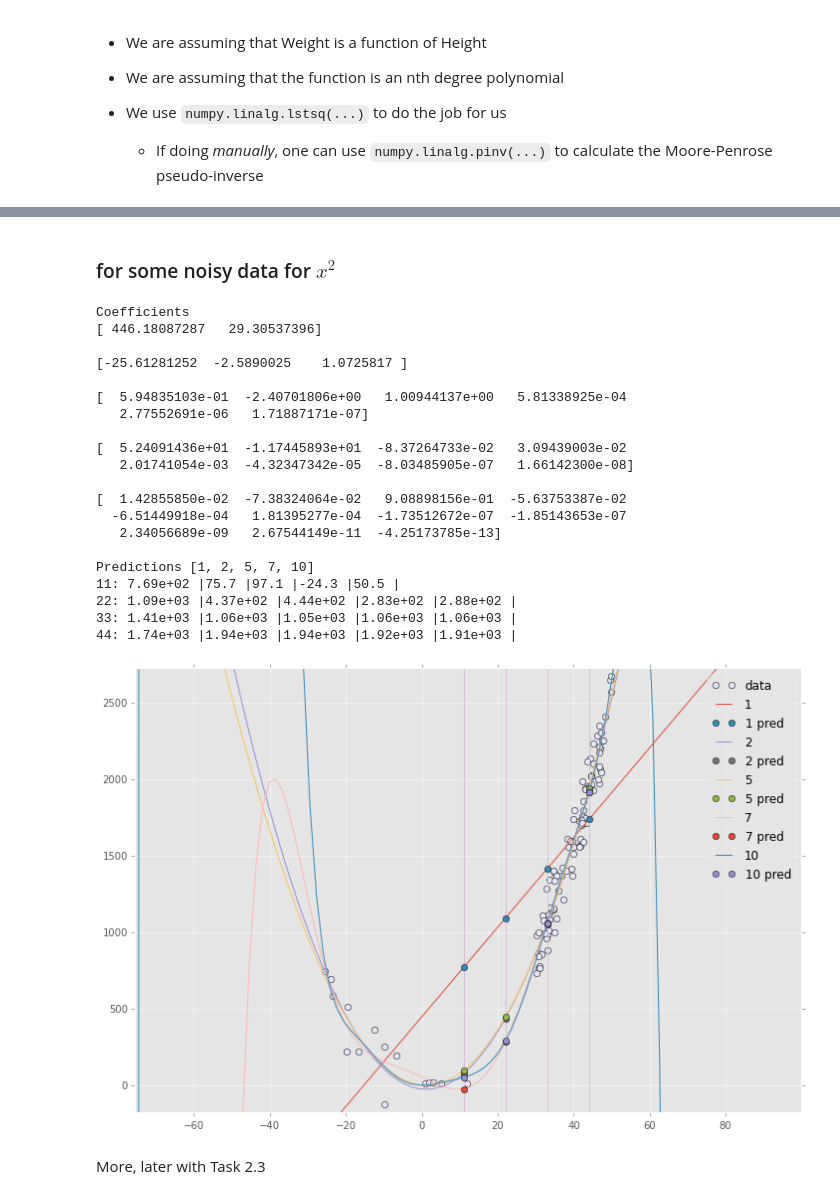
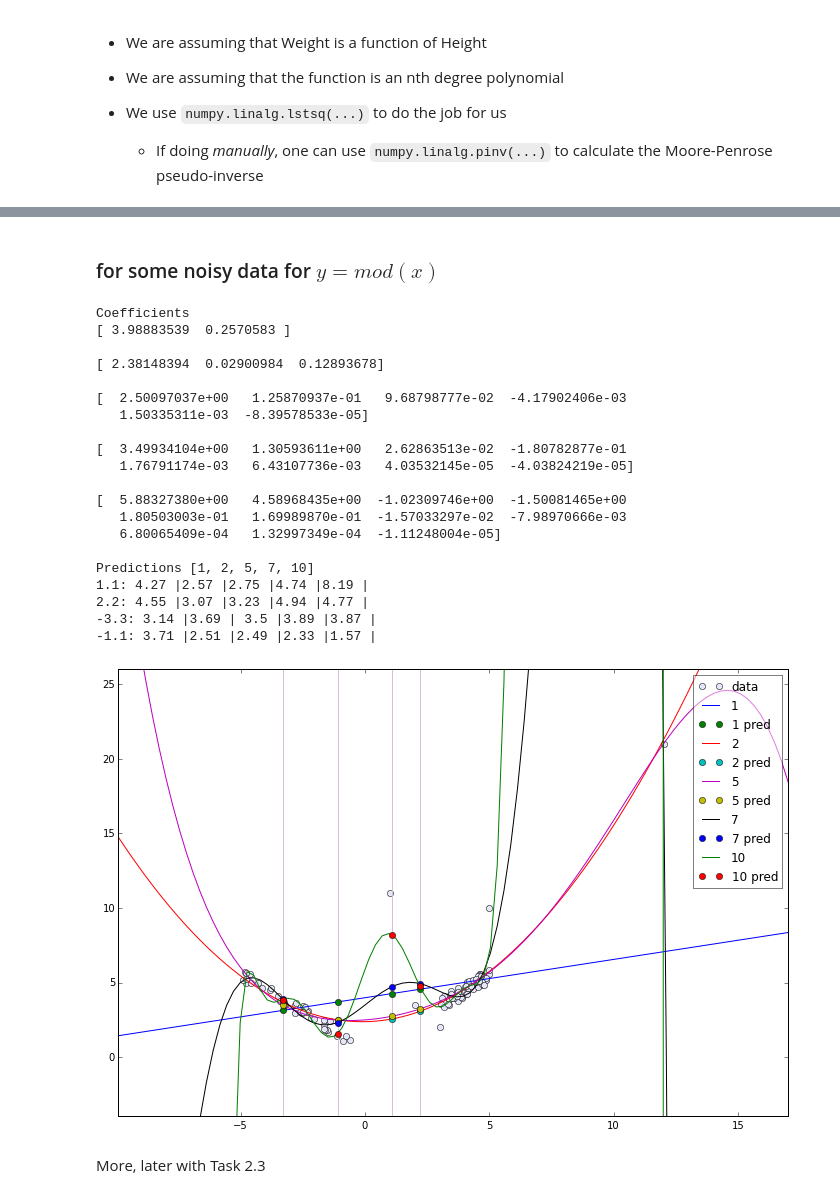
Before and after one commit to motjuste/patt-rex, a Jupyter notebook: project-02-demo.ipynb, the cells around one changed output, grey strips where cells are left out. Saved outputs shown, nothing was run; the diff lists cells and outputs as text; code cells hidden in the pictures.

```diff
--- a/project-02-demo.ipynb
+++ b/project-02-demo.ipynb
@@ -19,8 +19,6 @@ Presented on 07-Jan-2016 by:
 import numpy as np
 import matplotlib.pyplot as plt
 %matplotlib inline
-
-plt.style.use('ggplot')
 
 import pattrex.plotting_mpl as plt_rex
 import pattrex.preprocessing as pre_rex
@@ -41,12 +39,12 @@ hu = np.array([h for i, h in enumerate(hs) if i in neg_idx])
 hn = HW_new[0, :]
 wn = HW_new[1, :]
 # %%
-qx = np.random.uniform(30, 50, 90)
-qx = np.hstack((qx, np.random.uniform(-30, -5, 10)))
-qy = np.power(qx, 2) + np.random.uniform(-225, 225, 100)
+qx = np.random.uniform(3, 5, 60)
+qx = np.hstack((qx, np.random.uniform(-5, -0.5, 40)))
+qy = np.abs(qx) + np.random.uniform(0, 1.0, 100)
 qx = np.hstack((qx, np.array([1, 2, 3, 5, 12])))
-qy = np.hstack((qy, np.array([10, 15, 20, 10, 11])))
+qy = np.hstack((qy, np.array([11, 3.5, 2.0, 10, 21])))
 
-qu = np.array([11, 22, 33, 44])
+qu = np.array([1.1, 2.2, -3.3, -1.1])
 # %% [markdown]
 ## Task 2.1
@@ -60,14 +58,14 @@ qu = np.array([11, 22, 33, 44])
 
     + If doing *manually*, one can use `numpy.linalg.pinv(...)` to calculate the Moore-Penrose pseudo-inverse
 # %%
-def demo_1(x, y, u, degrees):
+def demo_1(x, y, u, degrees, padding=50):
 
     # fit polynomial of degrees 1...10
     results = []
     for degree in range(1, max(degrees)+1):
         results.append(
             fit_rex.fit_polynomial_nplstsq(x, y, degree
-                                           , x_pad=50
+                                           , x_pad=padding
                                            , X_unknown=u))
 
     # # pretty print and plot results for [1, 5, 10] ###########
@@ -84,8 +82,8 @@ def demo_1(x, y, u, degrees):
     xmin, ymin = XY_.min(axis=1)
     xmax, ymax = XY_.max(axis=1)
 
-    xlim = [xmin-50, xmax+50]
-    ylim = [ymin-50, ymax+50]
+    xlim = [xmin-padding, xmax+padding]
+    ylim = [ymin-padding, ymax+padding]
 
     # plot data
     plt_rex.plot2d(XY_, colwise_data=True,
@@ -148,29 +146,29 @@ Predictions [1, 2, 5, 7, 10]
 # %% [markdown]
-### for some noisy data for $x^2$
+### for some noisy data for $y=mod(x)$
 # %%
-demo_1(qx, qy, qu, [1, 2, 5, 7, 10])
+demo_1(qx, qy, qu, [1, 2, 5, 7, 10], padding=5)
 # %% [output]
 Coefficients
-[ 446.18087287   29.30537396]
+[ 3.98883539  0.2570583 ]
 
-[-25.61281252  -2.5890025    1.0725817 ]
+[ 2.38148394  0.02900984  0.12893678]
 
-[  5.94835103e-01  -2.40701806e+00   1.00944137e+00   5.81338925e-04
-   2.77552691e-06   1.71887171e-07]
+[  2.50097037e+00   1.25870937e-01   9.68798777e-02  -4.17902406e-03
+   1.50335311e-03  -8.39578533e-05]
 
-[  5.24091436e+01  -1.17445893e+01  -8.37264733e-02   3.09439003e-02
-   2.01741054e-03  -4.32347342e-05  -8.03485905e-07   1.66142300e-08]
+[  3.49934104e+00   1.30593611e+00   2.62863513e-02  -1.80782877e-01
+   1.76791174e-03   6.43107736e-03   4.03532145e-05  -4.03824219e-05]
 
-[  1.42855850e-02  -7.38324064e-02   9.08898156e-01  -5.63753387e-02
-  -6.51449918e-04   1.81395277e-04  -1.73512672e-07  -1.85143653e-07
-   2.34056689e-09   2.67544149e-11  -4.25173785e-13]
+[  5.88327380e+00   4.58968435e+00  -1.02309746e+00  -1.50081465e+00
+   1.80503003e-01   1.69989870e-01  -1.57033297e-02  -7.98970666e-03
+   6.80065409e-04   1.32997349e-04  -1.11248004e-05]
 
 Predictions [1, 2, 5, 7, 10]
-11: 7.69e+02 |75.7 |97.1 |-24.3 |50.5 |
-22: 1.09e+03 |4.37e+02 |4.44e+02 |2.83e+02 |2.88e+02 |
-33: 1.41e+03 |1.06e+03 |1.05e+03 |1.06e+03 |1.06e+03 |
-44: 1.74e+03 |1.94e+03 |1.94e+03 |1.92e+03 |1.91e+03 |
+1.1: 4.27 |2.57 |2.75 |4.74 |8.19 |
+2.2: 4.55 |3.07 |3.23 |4.94 |4.77 |
+-3.3: 3.14 |3.69 | 3.5 |3.89 |3.87 |
+-1.1: 3.71 |2.51 |2.49 |2.33 |1.57 |
-[figure, old version]
+[figure, new version]
 # %% [markdown]
 More, later with Task 2.3
 # %% [markdown]
```
Also changed, not shown: parts of 20 cells of this notebook, 1 other file.
